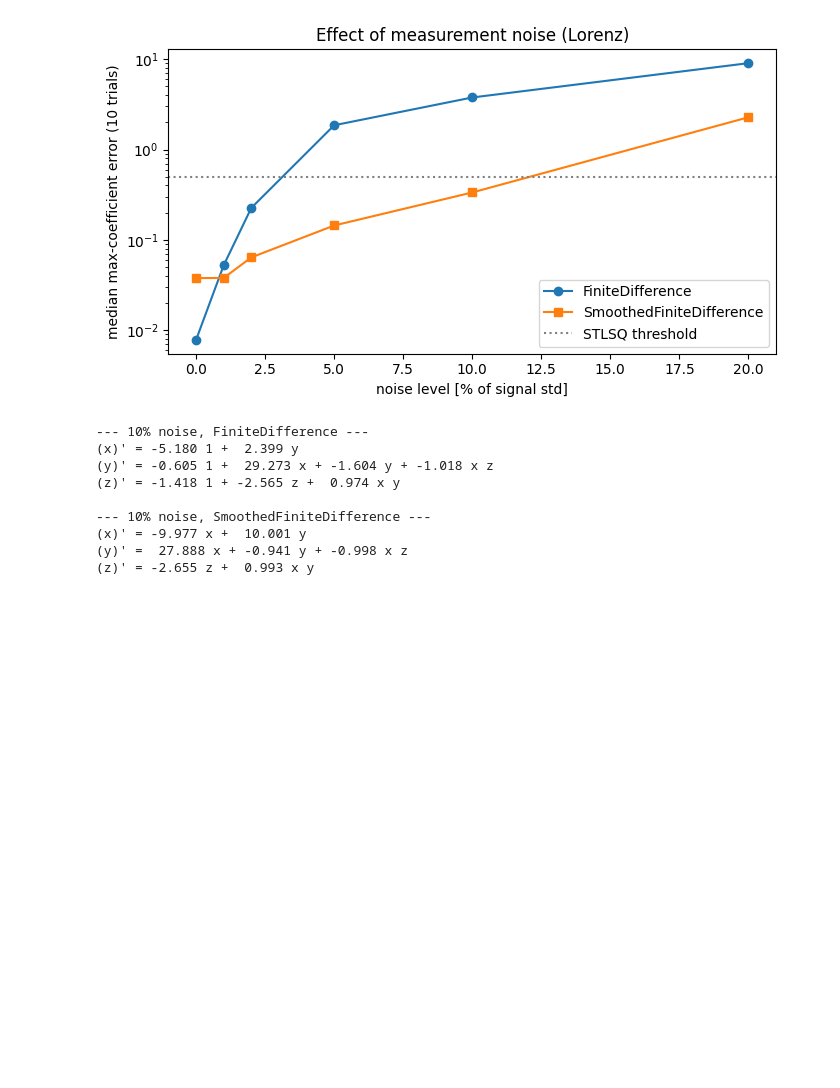
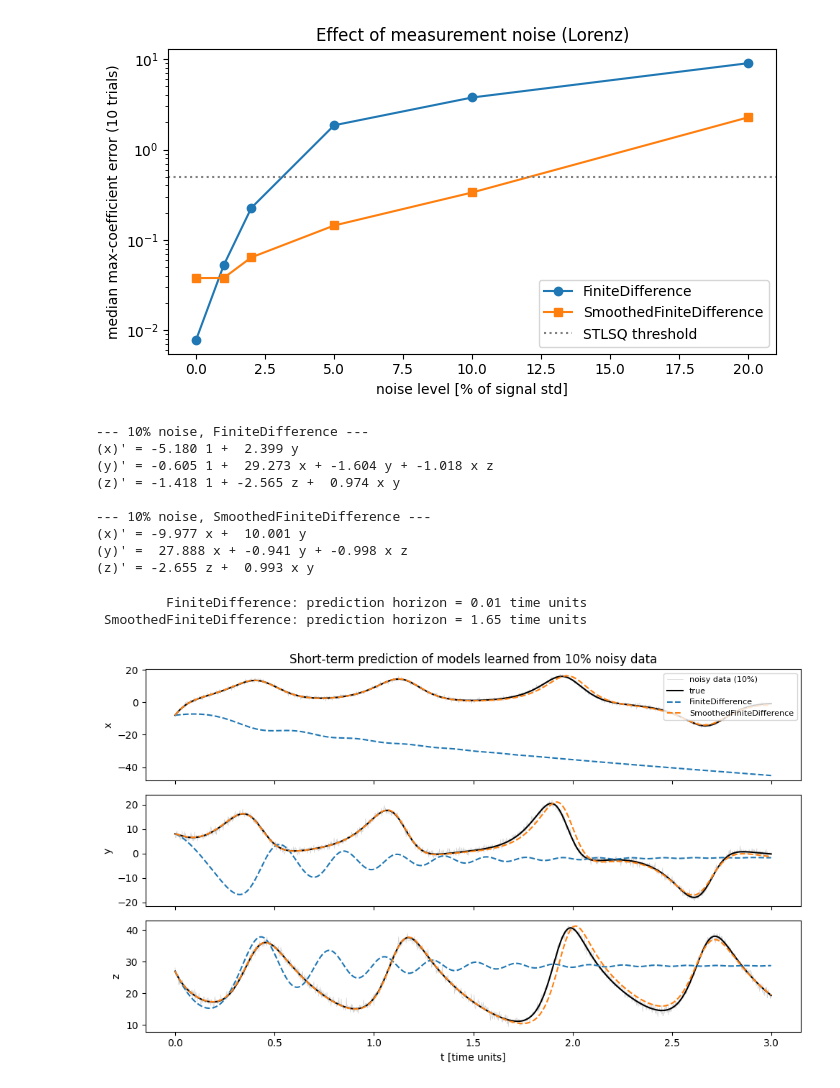
Before and after one commit to andreaprifti19/SINDy-Teaching-Usecases, a Jupyter notebook: notebooks/02_lorenz_system.ipynb, the cells around one changed output. Cells and saved outputs as stored; diff of their text form; code cells hidden in the pictures; blank space fills up the shorter version.

Commit message:
Simulate both models for the first 3 time units and we compute their prediction (also graphically)

```diff
--- a/notebooks/02_lorenz_system.ipynb
+++ b/notebooks/02_lorenz_system.ipynb
@@ -413,3 +414,26 @@ model_sfd.print()
 (x)' = -9.977 x +  10.001 y
 (y)' =  27.888 x + -0.941 y + -0.998 x z
 (z)' = -2.655 z +  0.993 x y
+# %%
+t_short = t[:1500]                      # first 3 time units
+models = {"FiniteDifference": model_fd, "SmoothedFiniteDifference": model_sfd}
+
+fig, ax = plt.subplots(3, 1, figsize=(10, 6), sharex=True)
+for i, name in enumerate(["x", "y", "z"]):
+    ax[i].plot(t_short, X_noisy[:1500, i], color="lightgray", lw=0.5, label="noisy data (10%)")
+    ax[i].plot(t_short, X[:1500, i], "k", label="true")
+    ax[i].set_ylabel(name)
+for label, mdl in models.items():
+    X_pred = mdl.simulate(x0, t_short)
+    for i in range(3):
+        ax[i].plot(t_short[:len(X_pred)], X_pred[:, i], "--", label=label)
+    print(f"{label:>25}: prediction horizon = {prediction_horizon(X_pred, X):.2f} time units")
+ax[0].legend(loc="upper right", fontsize=8); ax[2].set_xlabel("t [time units]")
+ax[0].set_title("Short-term prediction of models learned from 10% noisy data")
+plt.tight_layout()
+plt.savefig(f"{FIG_DIR}/lorenz_simulation_10pct_noise.png", dpi=200, bbox_inches="tight")
+plt.show()
+# %% [output]
+         FiniteDifference: prediction horizon = 0.01 time units
+ SmoothedFiniteDifference: prediction horizon = 1.65 time units
+[figure, added]
```
Also changed, not shown: parts of 1 cell of this notebook.
